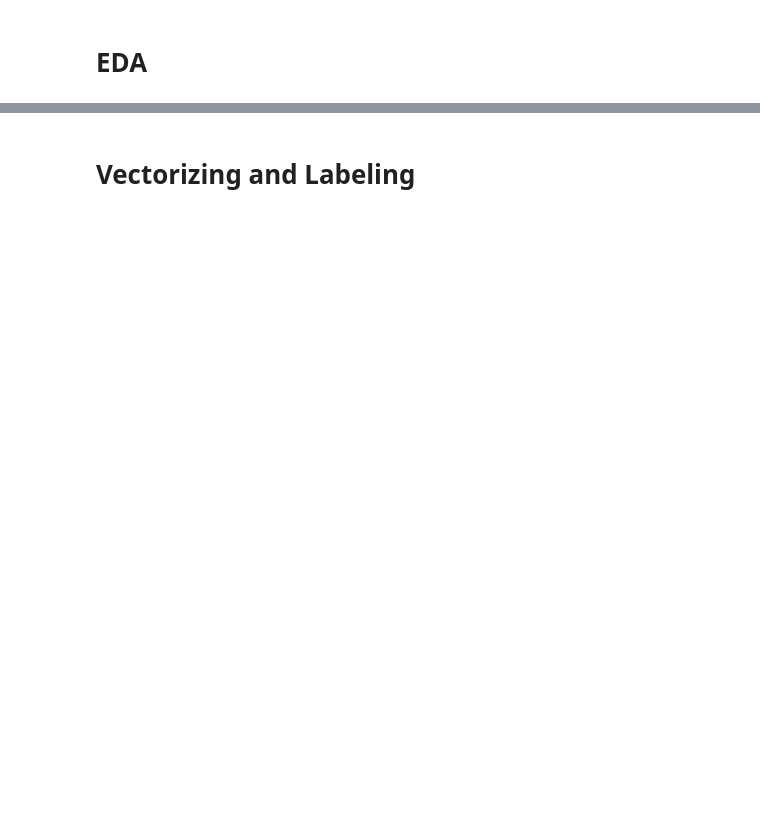
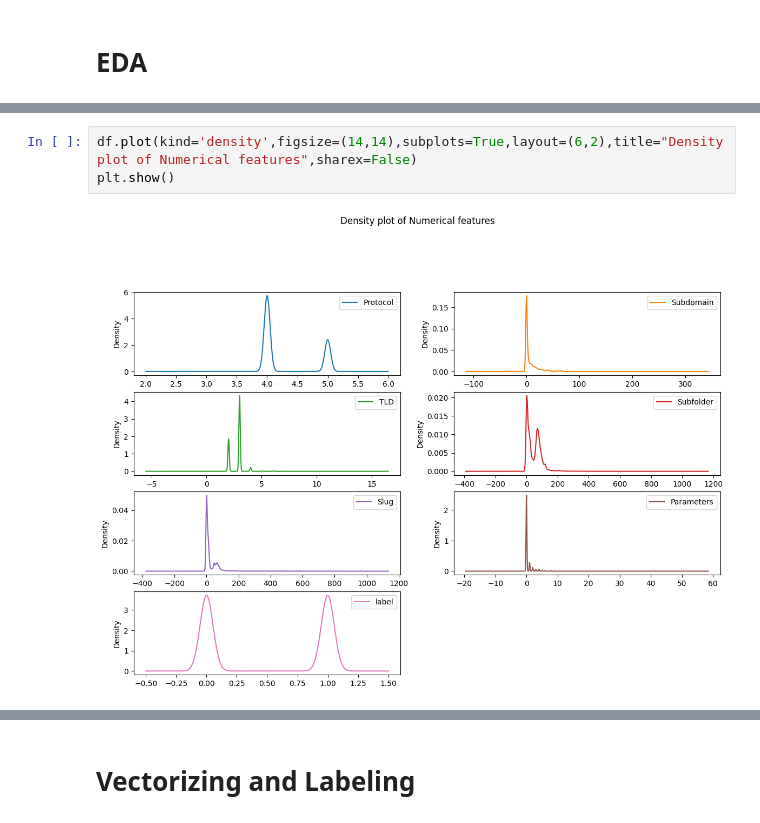
Before and after one commit to buisonanh/phishing-urls-detection, a Jupyter notebook: model copy.ipynb, the cells around one changed output, grey strips where cells are left out. Drawn from its saved outputs; the diff is of its cells as text; blank space fills up the shorter version.

```diff
--- a/model copy.ipynb
+++ b/model copy.ipynb
@@ -230,0 +250,5 @@ sns.countplot(ax=axes[1, 2], data=df, x="https_Domain", hue="label")
+# %%
+df.plot(kind='density',figsize=(14,14),subplots=True,layout=(6,2),title="Density plot of Numerical features",sharex=False)
+plt.show()
+# %% [output]
+[figure, added]
```
Also changed, not shown: parts of 23 cells of this notebook.
